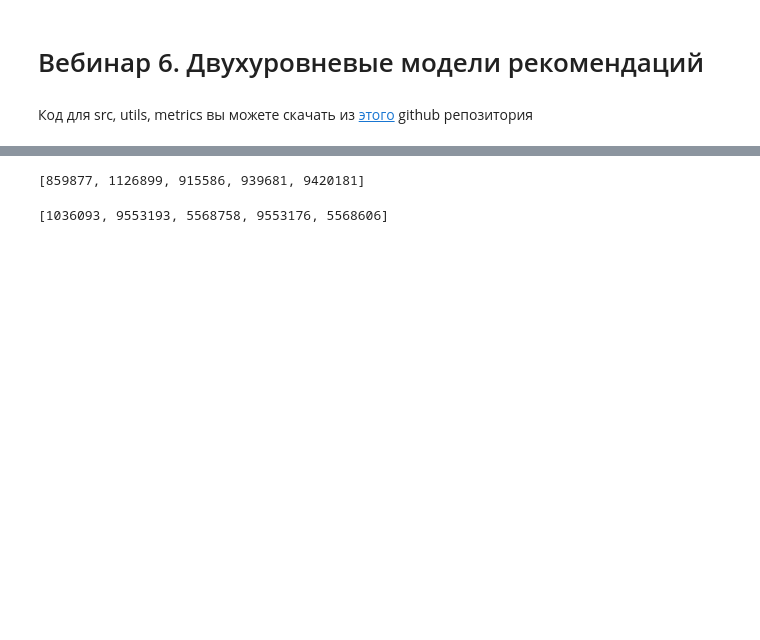
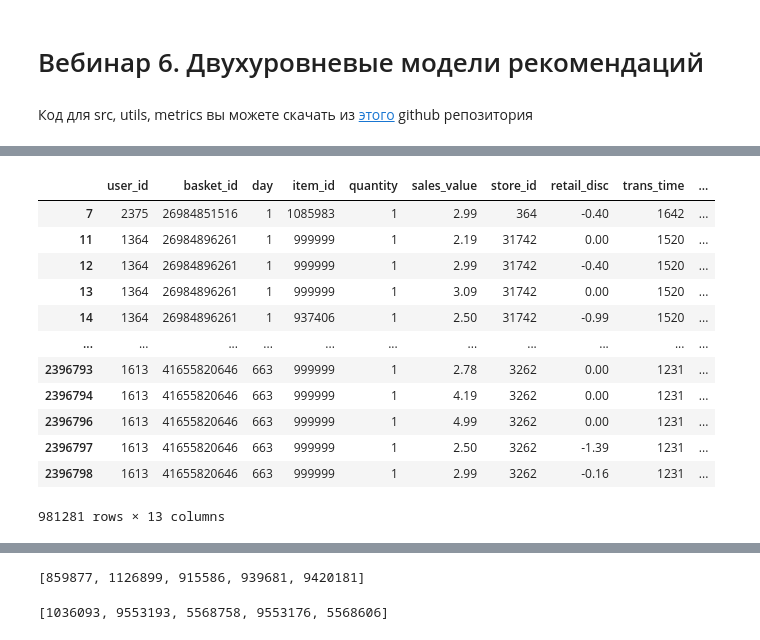
Before and after one commit to amkonshin/RecSys, a Jupyter notebook: hw6/hw_webinar_6.ipynb, the cells around one changed output, grey strips where cells are left out. Drawn from its saved outputs; the diff is of its cells as text; code cells hidden in the pictures; blank space fills up the shorter version.

```diff
--- a/hw6/hw_webinar_6.ipynb
+++ b/hw6/hw_webinar_6.ipynb
@@ -86,0 +122,17 @@ Decreased # items from 83685 to 5001
+# %%
+top_5000=prefilter_items(data, item_features=item_features, take_n_popular=5000)
+top_5000
+# %% [output]
+|  | user_id | basket_id | day | item_id | quantity | sales_value | store_id | retail_disc | trans_time | ... |
+| 7 | 2375 | 26984851516 | 1 | 1085983 | 1 | 2.99 | 364 | -0.40 | 1642 | ... |
+| 11 | 1364 | 26984896261 | 1 | 999999 | 1 | 2.19 | 31742 | 0.00 | 1520 | ... |
+| 12 | 1364 | 26984896261 | 1 | 999999 | 1 | 2.99 | 31742 | -0.40 | 1520 | ... |
+| 13 | 1364 | 26984896261 | 1 | 999999 | 1 | 3.09 | 31742 | 0.00 | 1520 | ... |
+| 14 | 1364 | 26984896261 | 1 | 937406 | 1 | 2.50 | 31742 | -0.99 | 1520 | ... |
+| ... | ... | ... | ... | ... | ... | ... | ... | ... | ... | ... |
+| 2396793 | 1613 | 41655820646 | 663 | 999999 | 1 | 2.78 | 3262 | 0.00 | 1231 | ... |
+| 2396794 | 1613 | 41655820646 | 663 | 999999 | 1 | 4.19 | 3262 | 0.00 | 1231 | ... |
+| 2396796 | 1613 | 41655820646 | 663 | 999999 | 1 | 4.99 | 3262 | 0.00 | 1231 | ... |
+| 2396797 | 1613 | 41655820646 | 663 | 999999 | 1 | 2.50 | 3262 | -1.39 | 1231 | ... |
+| 2396798 | 1613 | 41655820646 | 663 | 999999 | 1 | 2.99 | 3262 | -0.16 | 1231 | ... |
+981281 rows × 13 columns
```
Also changed, not shown: parts of 82 cells of this notebook, 7 other files.
